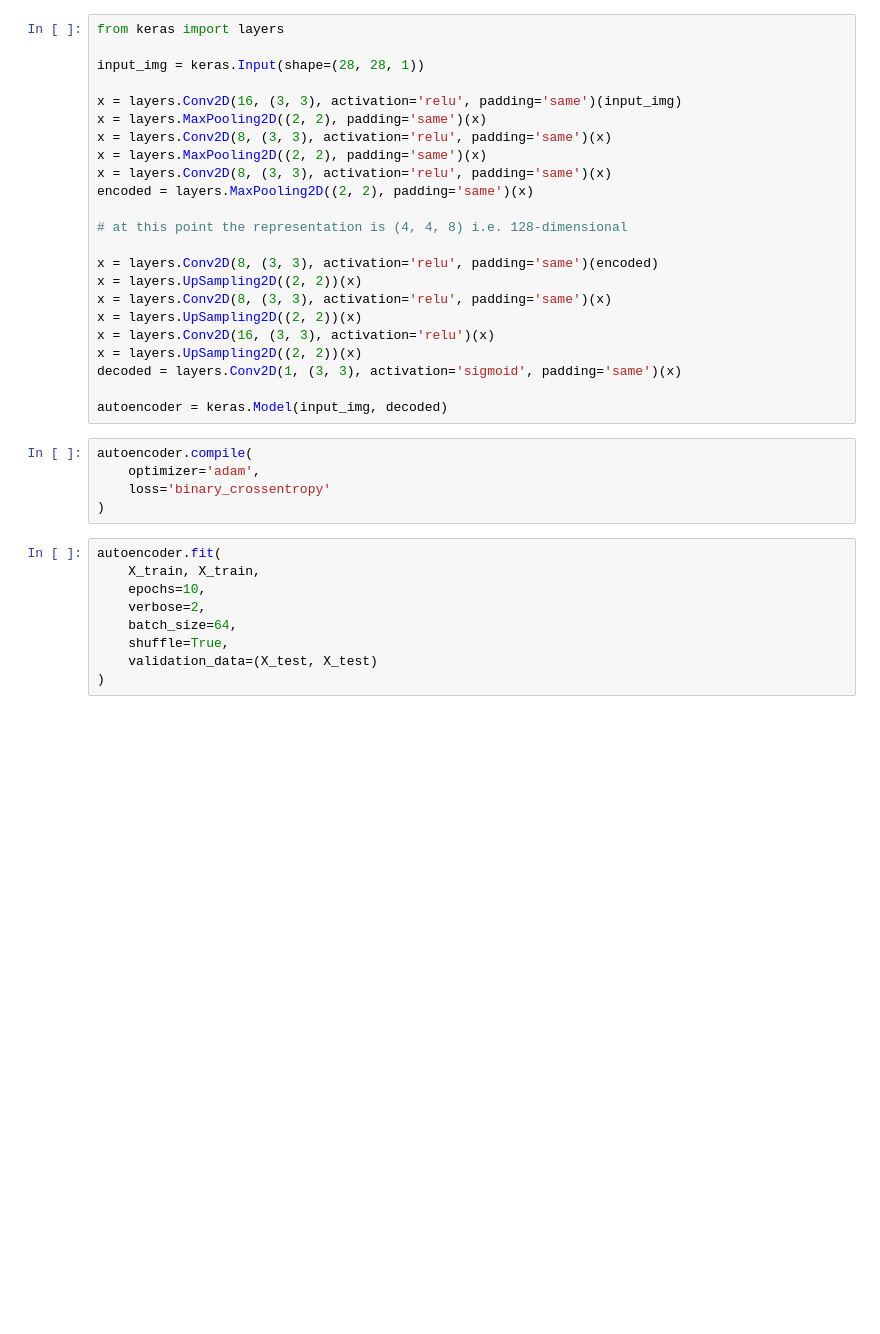
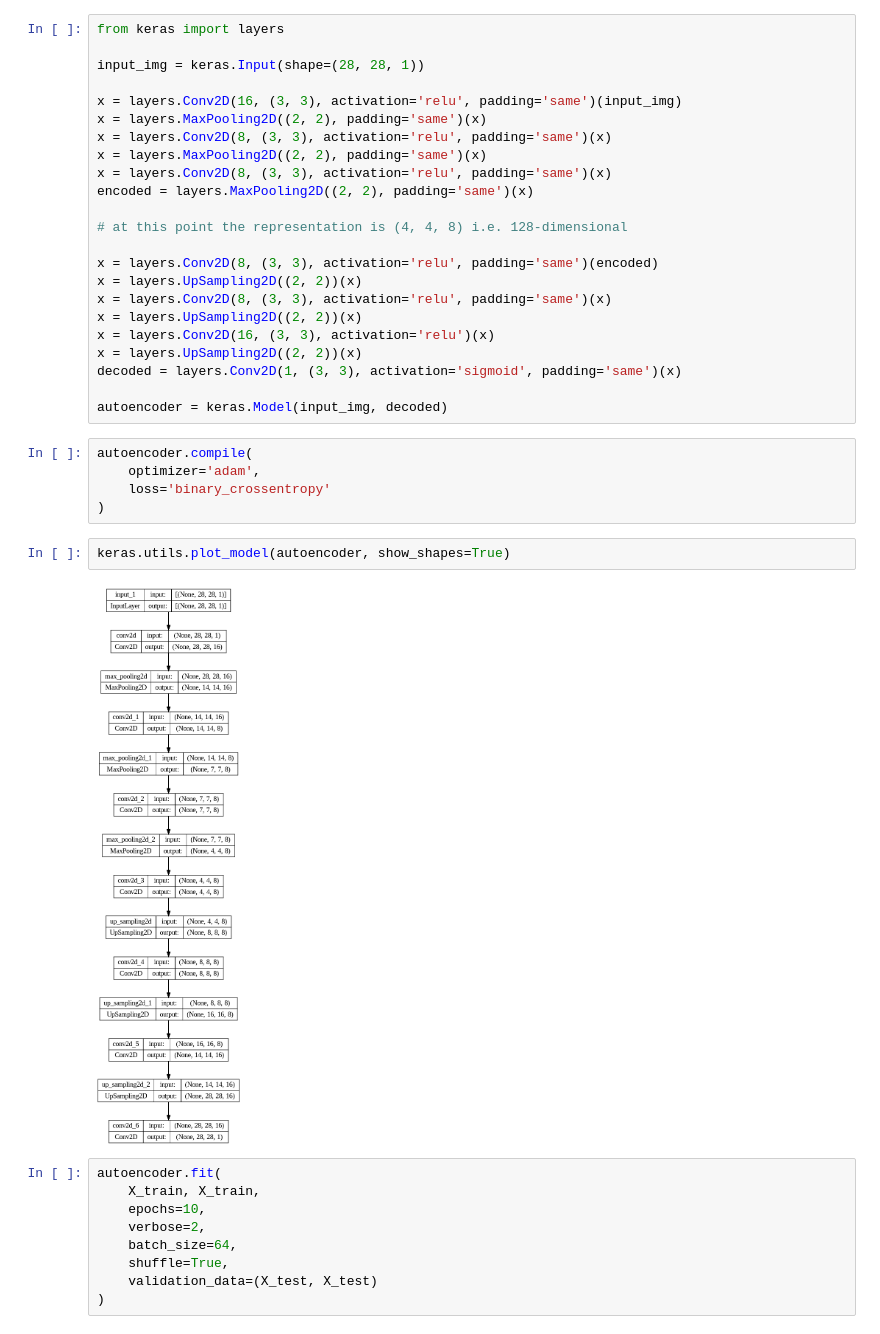
Before and after one commit to Venchislav/Neural-Networks, a Jupyter notebook: MNIST_AutoEncoders_Generation.ipynb, the cells around one changed output. Saved outputs shown, nothing was run; the diff lists cells and outputs as text; blank space fills up the shorter version.

```diff
--- a/MNIST_AutoEncoders_Generation.ipynb
+++ b/MNIST_AutoEncoders_Generation.ipynb
@@ -160,6 +160,10 @@ autoencoder.compile(
     optimizer='adam',
     loss='binary_crossentropy'
 )
+# %%
+keras.utils.plot_model(autoencoder, show_shapes=True)
+# %% [output]
+[figure, added]
 # %%
 autoencoder.fit(
     X_train, X_train,
```
Also changed, not shown: parts of 1 cell of this notebook.
